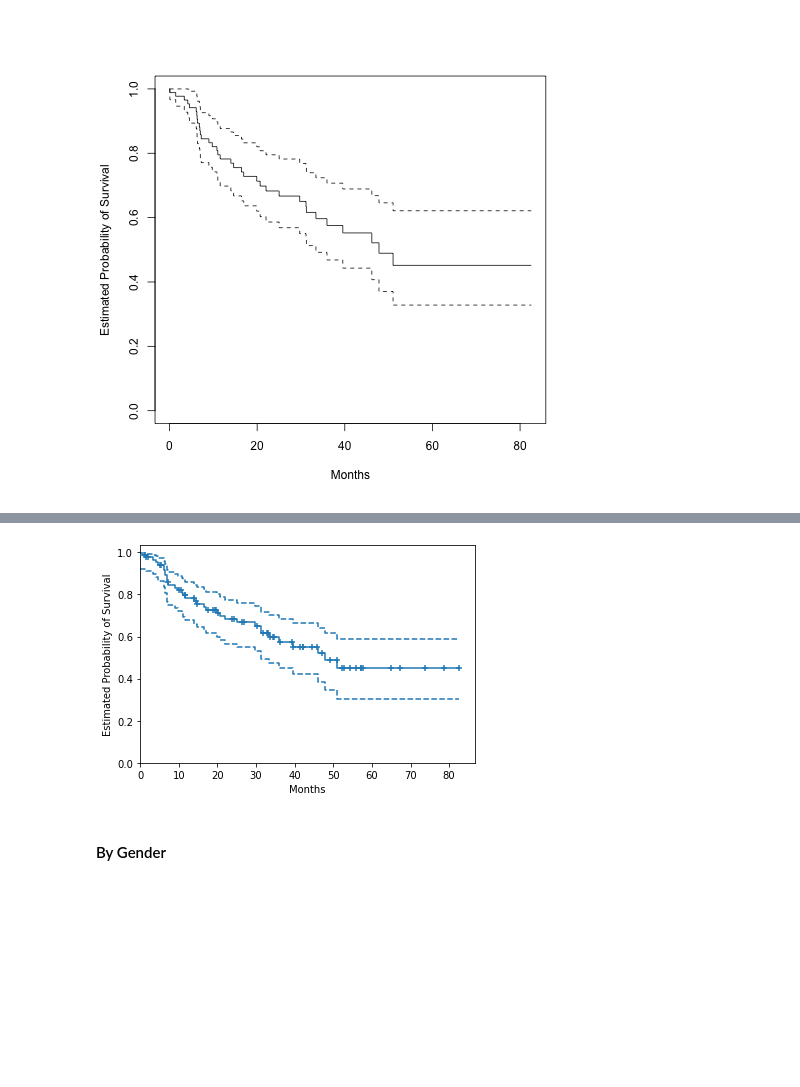
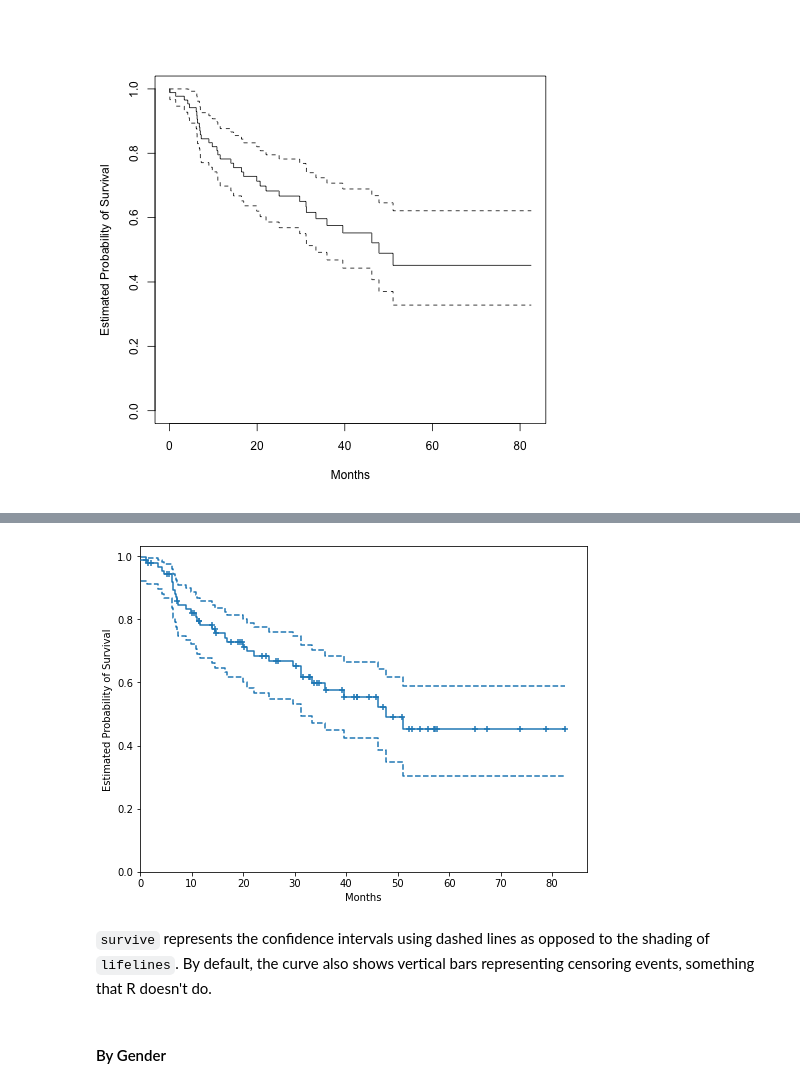
Before and after one commit to papir805/ISLR2, a Jupyter notebook: Python/chp11 - Survival Analysis/labs/chp_11_lab_me.ipynb, the cells around one changed output, grey strips where cells are left out. Cells and saved outputs as stored; diff of their text form; code cells hidden in the pictures; blank space fills up the shorter version.

```diff
--- a/Python/chp11 - Survival Analysis/labs/chp_11_lab_me.ipynb
+++ b/Python/chp11 - Survival Analysis/labs/chp_11_lab_me.ipynb
@@ -103,18 +114,21 @@ ax.get_legend().remove();
 # %%
-# Using survive
 brain_cancer_df['status'] = np.float64(brain_cancer_df['status'])
 
 kmf_surv = survive.KaplanMeier()
 
 surv_data = survive.SurvivalData(time=brain_cancer_df['time'], status=brain_cancer_df['status'])
 
 kmf_surv_fit = kmf_surv.fit(surv_data)
 
-kmf_surv_fit.plot(ci_style='lines')
+fig, ax = plt.subplots(1,1, figsize=(8,6))
+
+kmf_surv_fit.plot(ci_style='lines', ax=ax)
 plt.xlabel('Months')
 plt.ylabel('Estimated Probability of Survival');
 # %% [output]
-[figure, old version]
+[figure, new version]
+# %% [markdown]
+`survive` represents the confidence intervals using dashed lines as opposed to the shading of `lifelines`.  By default, the curve also shows vertical bars representing censoring events, something that R doesn't do.
 # %% [markdown]
 #### By Gender
 # %%
```
Also changed, not shown: parts of 92 cells of this notebook, 1 other file.
